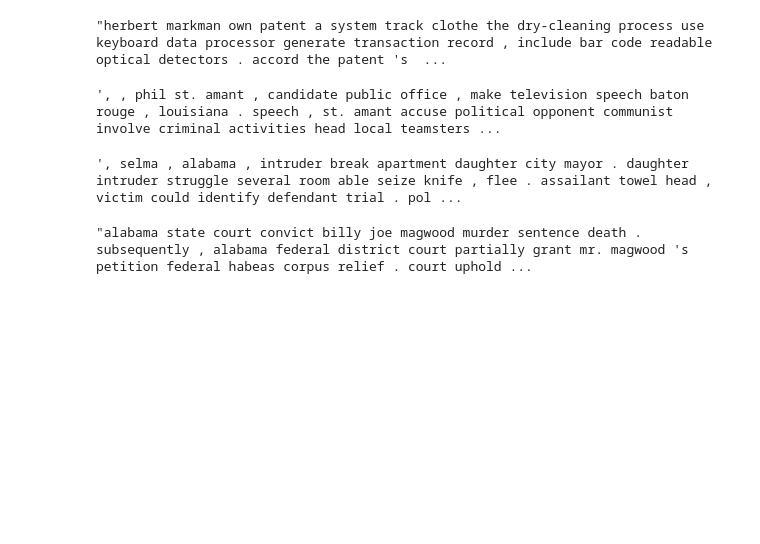
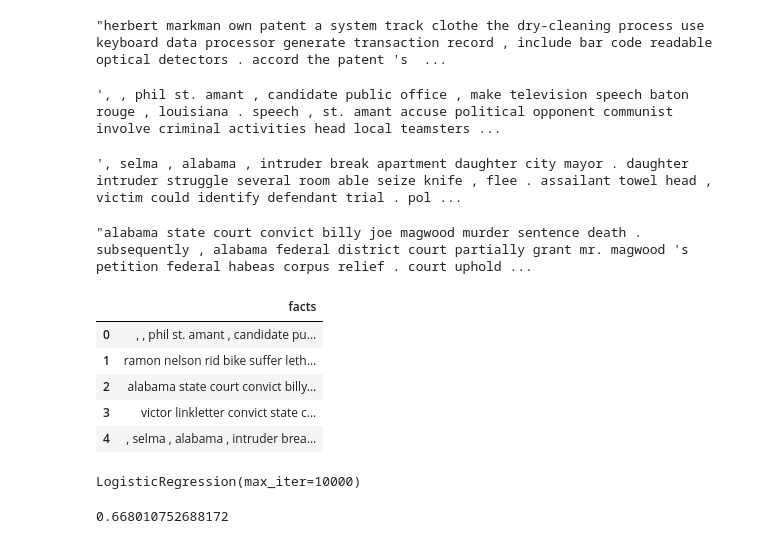
Before and after one commit to syl0702/dacon_law_practice, a Jupyter notebook: analysis.ipynb, the cells around one changed output. Drawn from its saved outputs; the diff is of its cells as text; code cells hidden in the pictures; blank space fills up the shorter version.

Commit message:
lr modeling

```diff
--- a/analysis.ipynb
+++ b/analysis.ipynb
@@ -198,3 +198,12 @@ data.loc[4, 'facts']
 data.loc[2, 'facts']
 # %% [output]
 "alabama state court convict billy joe magwood murder sentence death . subsequently , alabama federal district court partially grant mr. magwood 's petition federal habeas corpus relief . court uphold ...
+# %%
+data.head()
+# %% [output]
+|  | facts |
+| 0 | , , phil st. amant , candidate pu... |
+| 1 | ramon nelson rid bike suffer leth... |
+| 2 | alabama state court convict billy... |
+| 3 | victor linkletter convict state c... |
+| 4 | , selma , alabama , intruder brea... |
@@ -200,0 +221,14 @@ data.loc[2, 'facts']
+# %%
+from sklearn.linear_model import LogisticRegression
+
+model = LogisticRegression(max_iter=10000)
+model.fit(x_train, y_train)
+# %% [output]
+LogisticRegression(max_iter=10000)
+# %%
+from sklearn.metrics import accuracy_score
+
+lr_pred = model.predict(x_test)
+accuracy_score(lr_pred, y_test)
+# %% [output]
+0.668010752688172
```
Also changed, not shown: parts of 4 cells of this notebook.
